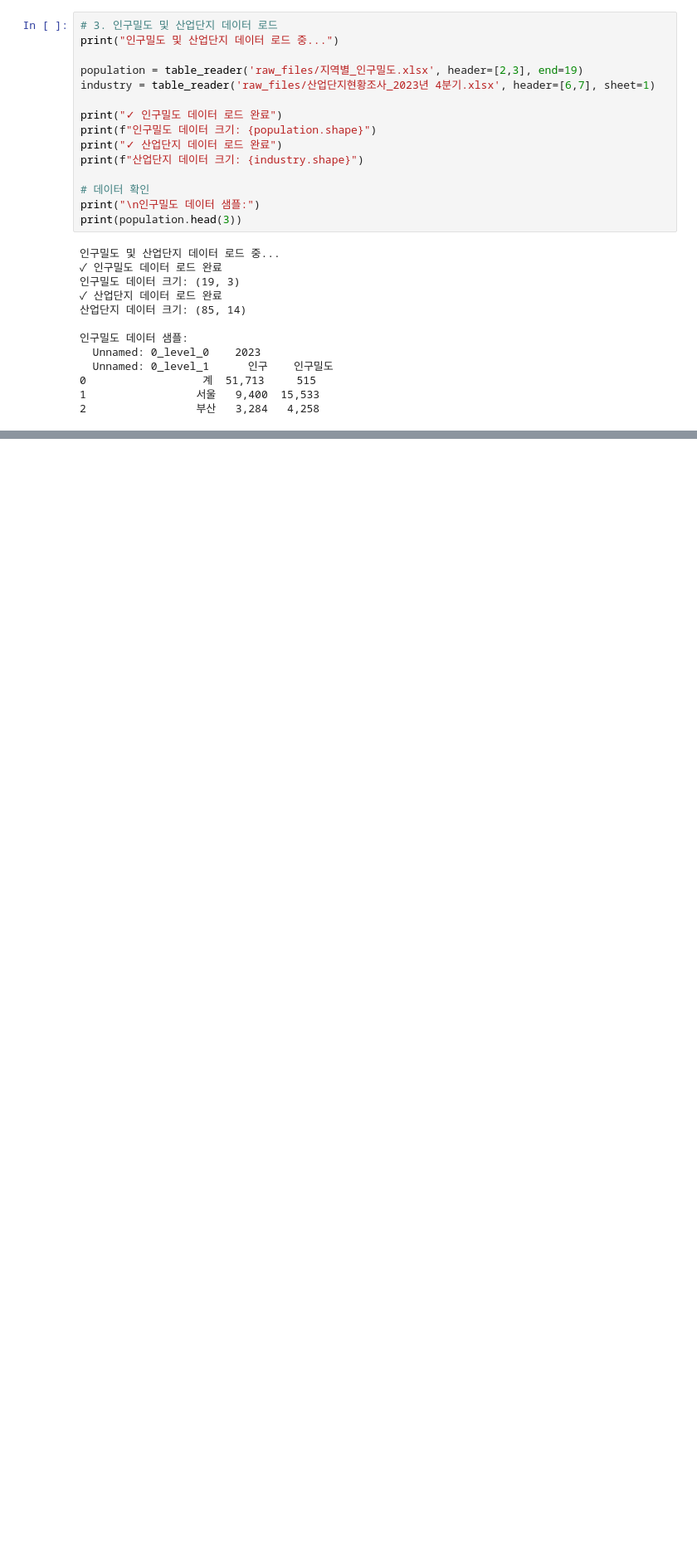
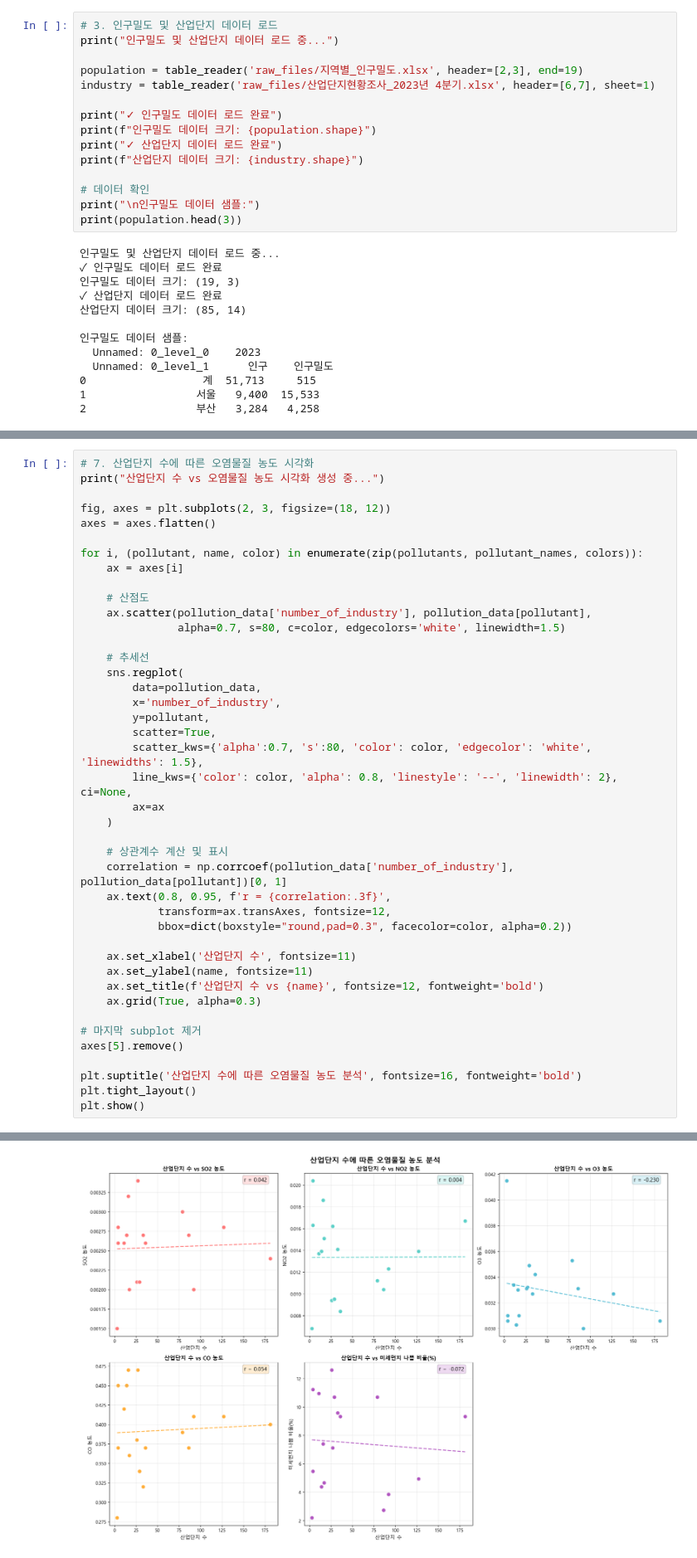
Before and after one commit to Encore-SKN-17/EDA_MINI_3TEAM, a Jupyter notebook: graph.ipynb, the cells around one changed output, grey strips where cells are left out. Shown at 83% size. Drawn from its saved outputs; the diff is of its cells as text; blank space fills up the shorter version.

```diff
--- a/graph.ipynb
+++ b/graph.ipynb
@@ -323,0 +338,43 @@ plt.show()
+# %%
+# 7. 산업단지 수에 따른 오염물질 농도 시각화
+print("산업단지 수 vs 오염물질 농도 시각화 생성 중...")
+
+fig, axes = plt.subplots(2, 3, figsize=(18, 12))
+axes = axes.flatten()
+
+for i, (pollutant, name, color) in enumerate(zip(pollutants, pollutant_names, colors)):
+    ax = axes[i]
+
+    # 산점도
+    ax.scatter(pollution_data['number_of_industry'], pollution_data[pollutant],
+               alpha=0.7, s=80, c=color, edgecolors='white', linewidth=1.5)
+
+    # 추세선
+    sns.regplot(
+        data=pollution_data,
+        x='number_of_industry',
+        y=pollutant,
+        scatter=True,
+        scatter_kws={'alpha':0.7, 's':80, 'color': color, 'edgecolor': 'white', 'linewidths': 1.5},
+        line_kws={'color': color, 'alpha': 0.8, 'linestyle': '--', 'linewidth': 2}, ci=None,
+        ax=ax
+    )
+
+    # 상관계수 계산 및 표시
+    correlation = np.corrcoef(pollution_data['number_of_industry'], pollution_data[pollutant])[0, 1]
+    ax.text(0.8, 0.95, f'r = {correlation:.3f}',
+            transform=ax.transAxes, fontsize=12,
+            bbox=dict(boxstyle="round,pad=0.3", facecolor=color, alpha=0.2))
+
+    ax.set_xlabel('산업단지 수', fontsize=11)
+    ax.set_ylabel(name, fontsize=11)
+    ax.set_title(f'산업단지 수 vs {name}', fontsize=12, fontweight='bold')
+    ax.grid(True, alpha=0.3)
+
+# 마지막 subplot 제거
+axes[5].remove()
+
+plt.suptitle('산업단지 수에 따른 오염물질 농도 분석', fontsize=16, fontweight='bold')
+plt.tight_layout()
+plt.show()
+# %% [output]
@@ -324,3 +382,4 @@ plt.show()
+[figure, added]
 # %%
 # 8. 산업단지 면적 비율과 인구밀도의 관계
 print("산업단지 면적 비율 vs 인구밀도 시각화 생성 중...")
```
Also changed, not shown: parts of 8 cells of this notebook, 3 other files.
